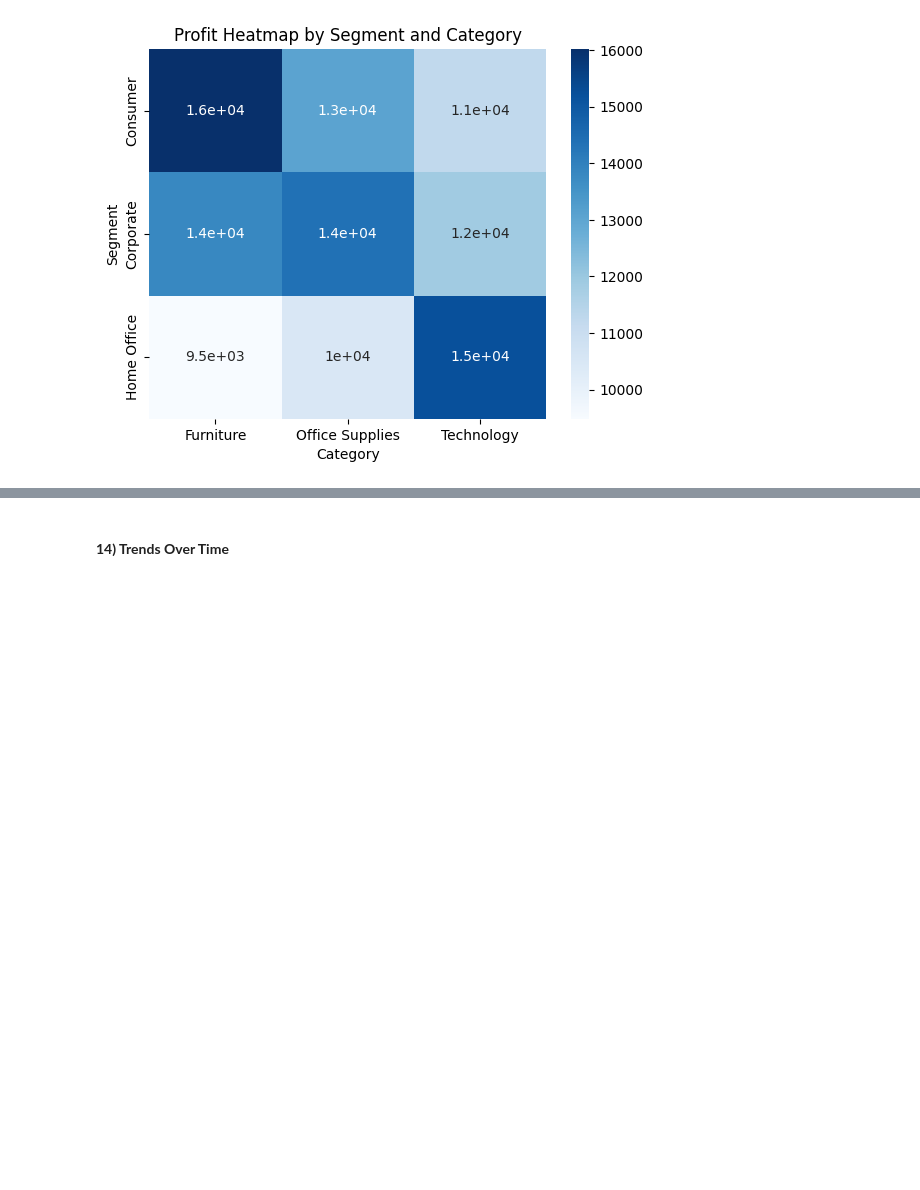
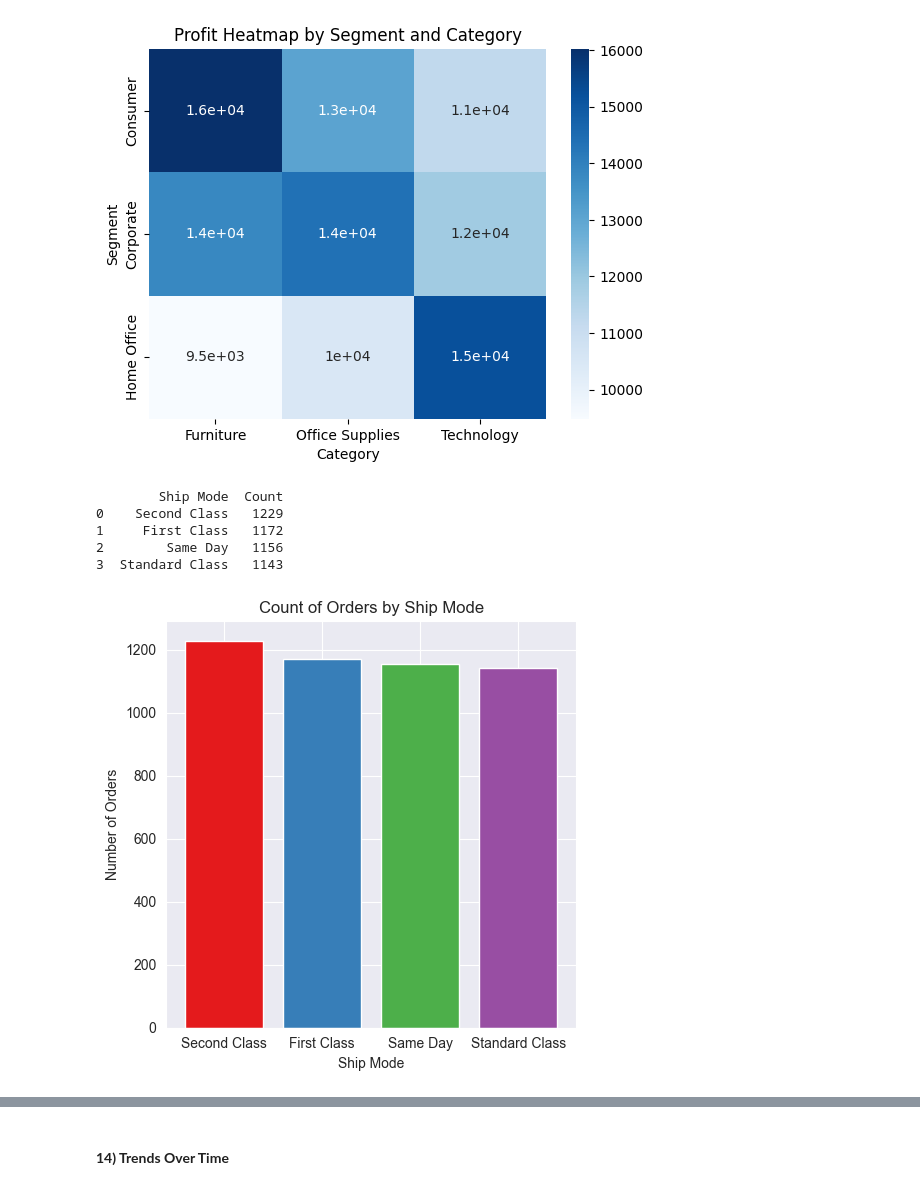
Before and after one commit to 26Vaidehi/INT375_Python, a Jupyter notebook: INT-375_Project.ipynb, the cells around one changed output, grey strips where cells are left out. Cells and saved outputs as stored; diff of their text form; code cells hidden in the pictures; blank space fills up the shorter version.

```diff
--- a/INT-375_Project.ipynb
+++ b/INT-375_Project.ipynb
@@ -585,3 +585,23 @@ plt.title('Profit Heatmap by Segment and Category')
 plt.show()
 # %% [output]
 [figure]
+# %%
+# Ship Mode Counts
+ship_mode_counts = df['Ship Mode'].value_counts().reset_index()
+ship_mode_counts.columns = ['Ship Mode', 'Count']
+print(ship_mode_counts)
+
+plt.figure(figsize=(5, 5))
+plt.bar(ship_mode_counts['Ship Mode'], ship_mode_counts['Count'], color=sns.color_palette('Set1'))
+plt.title('Count of Orders by Ship Mode')
+plt.xlabel('Ship Mode')
+plt.ylabel('Number of Orders')
+plt.tight_layout()
+plt.show()
+# %% [output]
+        Ship Mode  Count
+0    Second Class   1229
+1     First Class   1172
+2        Same Day   1156
+3  Standard Class   1143
+[figure, added]
```
Also changed, not shown: parts of 1 cell of this notebook.
